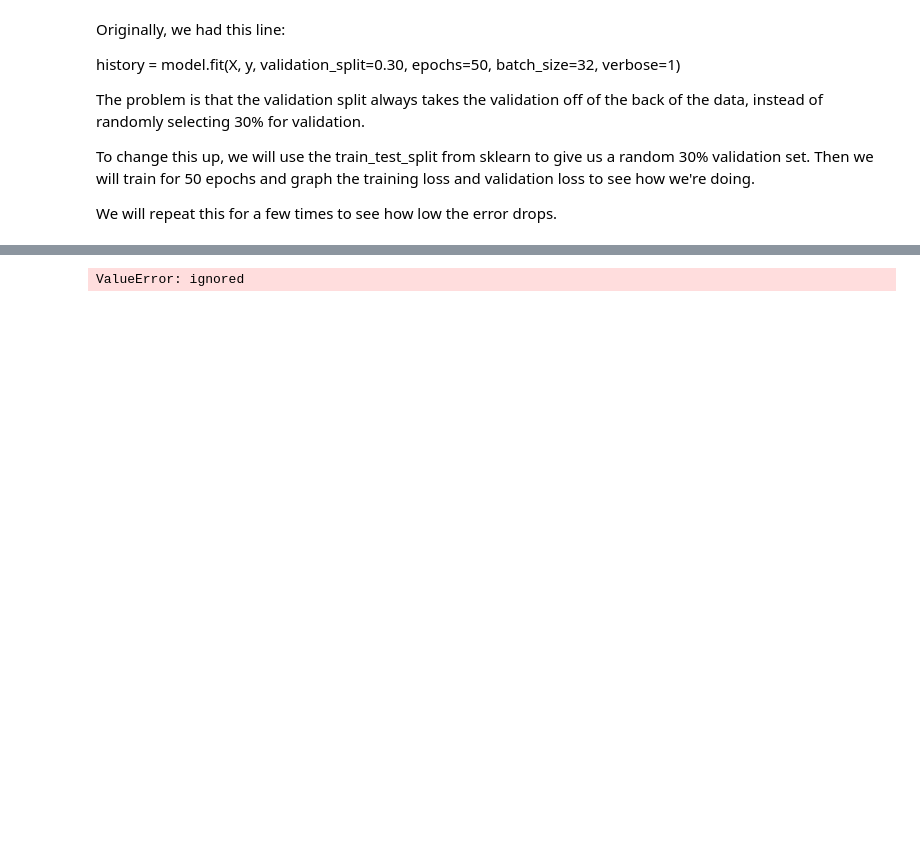
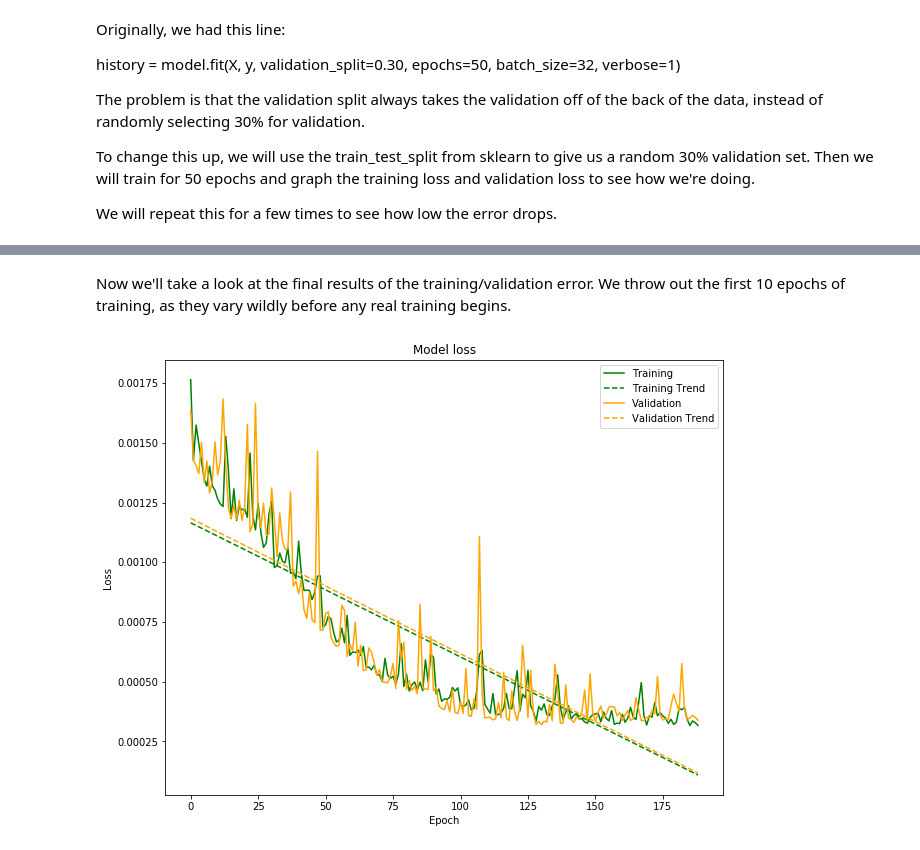
Before and after one commit to HSV-AI/presentations, a Jupyter notebook: 2019/190619/190619_RNN_TimeSeries.ipynb, the cells around one changed output, grey strips where cells are left out. Saved outputs shown, nothing was run; the diff lists cells and outputs as text; code cells hidden in the pictures; blank space fills up the shorter version.

```diff
--- a/2019/190619/190619_RNN_TimeSeries.ipynb
+++ b/2019/190619/190619_RNN_TimeSeries.ipynb
@@ -274,26 +309,28 @@ Epoch 50/50
+# %% [markdown]
+Now we'll take a look at the final results of the training/validation error. We throw out the first 10 epochs of training, as they vary wildly before any real training begins.
 # %%
-length = len(total_training)
+length = len(total_training[10:-1])
 rng = range(length)
 
-training_fit = np.polyfit(rng, total_training, 1)
+training_fit = np.polyfit(rng, total_training[10:-1], 1)
 training_trend = np.poly1d(training_fit)
 
-val_fit = np.polyfit(rng, total_validation, 1)
+val_fit = np.polyfit(rng, total_validation[10:-1], 1)
 val_trend = np.poly1d(val_fit)
 
 plt.figure(figsize=(10,8))
-plt.plot(total_training, color='green')
+plt.plot(total_training[10:-1], color='green')
 plt.plot(training_trend(rng), color='green', linestyle='--')
-plt.plot(total_validation, color='orange')
+plt.plot(total_validation[10:-1], color='orange')
 plt.plot(val_trend(rng), color='orange', linestyle='--')
 
 plt.title('Model loss')
 plt.ylabel('Loss')
 plt.xlabel('Epoch')
-plt.legend(['Training', 'Training Trend', 'Validation', 'Validation Trend'], loc='lower left')
+plt.legend(['Training', 'Training Trend', 'Validation', 'Validation Trend'], loc='upper right')
 plt.show()
 # %% [output]
-ValueError: ignored
+[figure, added]
 # %%
 predicted_value = model.predict(X)
 unscaled_output = output_scaler.inverse_transform(predicted_value)
```
Also changed, not shown: parts of 6 cells of this notebook.
